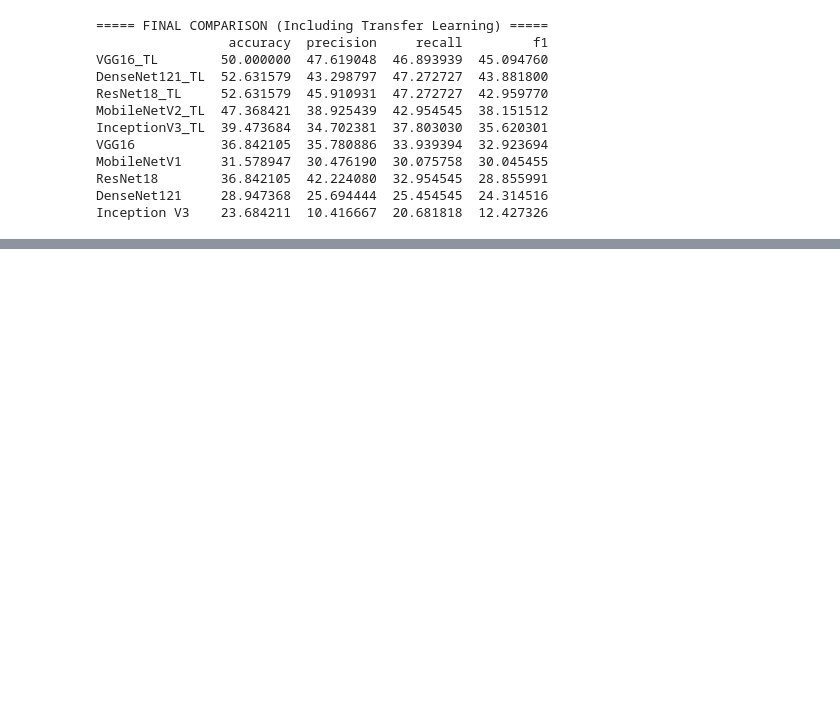
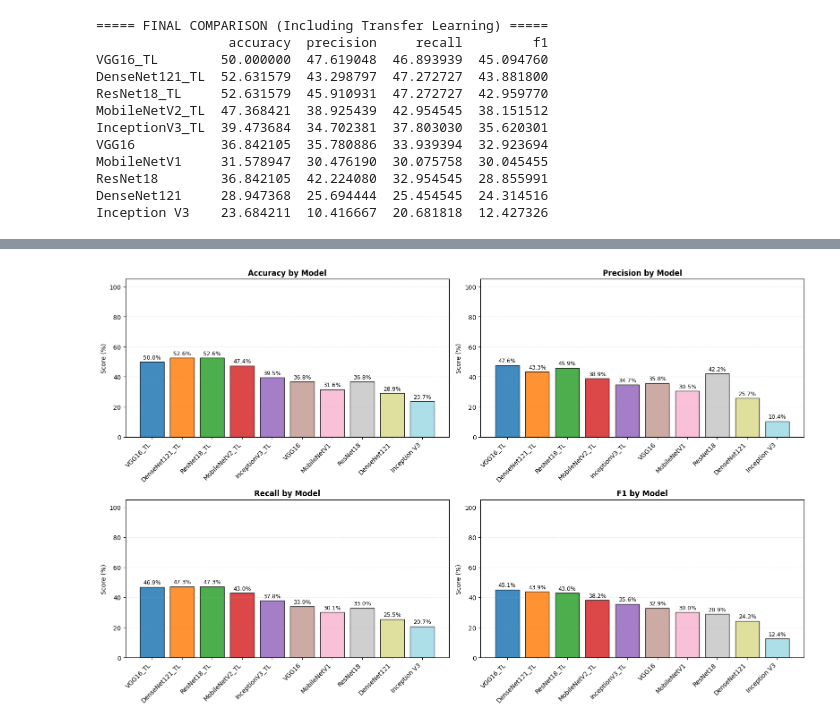
Before and after one commit to mirollawa2l/Pet-Face-CNN, a Jupyter notebook: cnn.ipynb, the cells around one changed output, grey strips where cells are left out. Drawn from its saved outputs; the diff is of its cells as text; code cells hidden in the pictures; blank space fills up the shorter version.

Commit message:
add figures

```diff
--- a/cnn.ipynb
+++ b/cnn.ipynb
@@ -2204,0 +2239,81 @@ Inception V3    23.684211  10.416667  20.681818  12.427326
+# %%
+# Create comprehensive model comparison visualizations
+import matplotlib.pyplot as plt
+import numpy as np
+import os
+
+# Prepare data: ensure percentages
+results_df_pct = results_df.copy()
+if results_df_pct.max().max() <= 1.0:
+    results_df_pct = results_df_pct * 100
+
+models = results_df_pct.index.tolist()
+metrics = ['accuracy', 'precision', 'recall', 'f1']
+
+# Colors
+colors = plt.cm.tab20(np.linspace(0, 1, len(models)))
+
+# Figure A: Four separate vertical bar charts (2x2) shown inline
+fig, axes = plt.subplots(2, 2, figsize=(16, 10))
+axes = axes.flatten()
+
+for idx, metric in enumerate(metrics):
+    ax = axes[idx]
+    values = results_df_pct[metric].values
+    bars = ax.bar(models, values, color=colors, alpha=0.85, edgecolor='black')
+    ax.set_title(f'{metric.capitalize()} by Model', fontsize=12, fontweight='bold')
+    ax.set_ylabel('Score (%)')
+    ax.set_ylim(0, 105)
+    ax.set_xticks(range(len(models)))
+    ax.set_xticklabels(models, rotation=45, ha='right')
+    ax.grid(axis='y', alpha=0.25, linestyle='--')
+
+    # Add value labels
+    for bar, val in zip(bars, values):
+        ax.text(bar.get_x() + bar.get_width()/2, val + 1.0, f'{val:.1f}%', ha='center', va='bottom', fontsize=9)
+
+plt.tight_layout()
+plt.show()
+
+# Create output directory for saved figures
+out_dir = 'figures'
+os.makedirs(out_dir, exist_ok=True)
+
+# Figure B: Save four separate plots (one per metric) to disk and also display them
+for metric in metrics:
+    fig, ax = plt.subplots(figsize=(12, 6))
+    values = results_df_pct[metric].values
+    bars = ax.barh(models[::-1], values[::-1], color=colors[::-1], edgecolor='black')
+    ax.set_xlabel('Score (%)')
+    ax.set_title(f'{metric.capitalize()} by Model', fontsize=14, fontweight='bold')
+    ax.set_xlim(0, 105)
+    ax.grid(axis='x', alpha=0.25, linestyle='--')
+
+    # Add labels
+    for i, (bar, val) in enumerate(zip(bars, values[::-1])):
+        ax.text(val + 1.0, bar.get_y() + bar.get_height()/2, f'{val:.1f}%', va='center', fontsize=10)
+
+    plt.tight_layout()
+    filename = os.path.join(out_dir, f'{metric}_by_model.png')
+    fig.savefig(filename, dpi=200, bbox_inches='tight')
+    print(f'Saved: {filename}')
+    plt.show()
+
+# Summary Table
+print("\n" + "="*80)
+print("COMPREHENSIVE MODEL COMPARISON TABLE (All metrics in %)")
+print("="*80)
+print(results_df_pct.round(2))
+print("="*80)
+
+# Ranking by metric
+print("\n" + "="*80)
+print("RANKINGS BY METRIC")
+print("="*80)
+for metric in metrics:
+    print(f"\n{metric.upper()} Rankings:")
+    ranking = results_df_pct[metric].sort_values(ascending=False)
+    for i, (model, score) in enumerate(ranking.items(), 1):
+        print(f"  {i}. {model:<20} {score:>6.2f}%")
+# %% [output]
+[figure, added]
```
Also changed, not shown: parts of 2 cells of this notebook, 4 other files.
